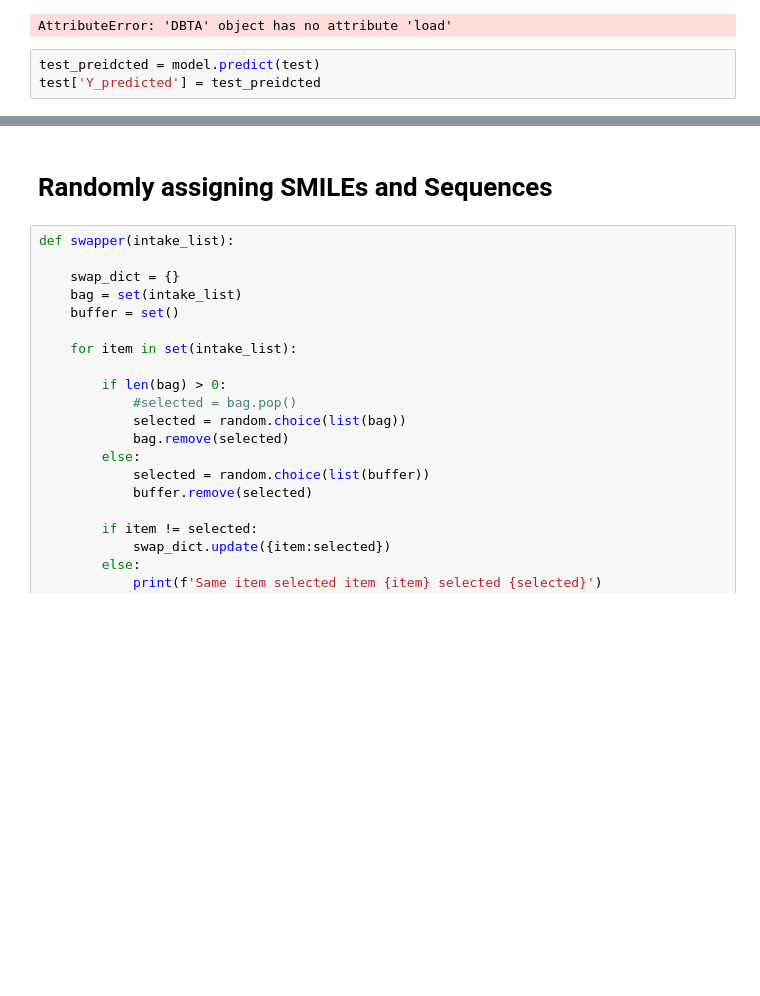
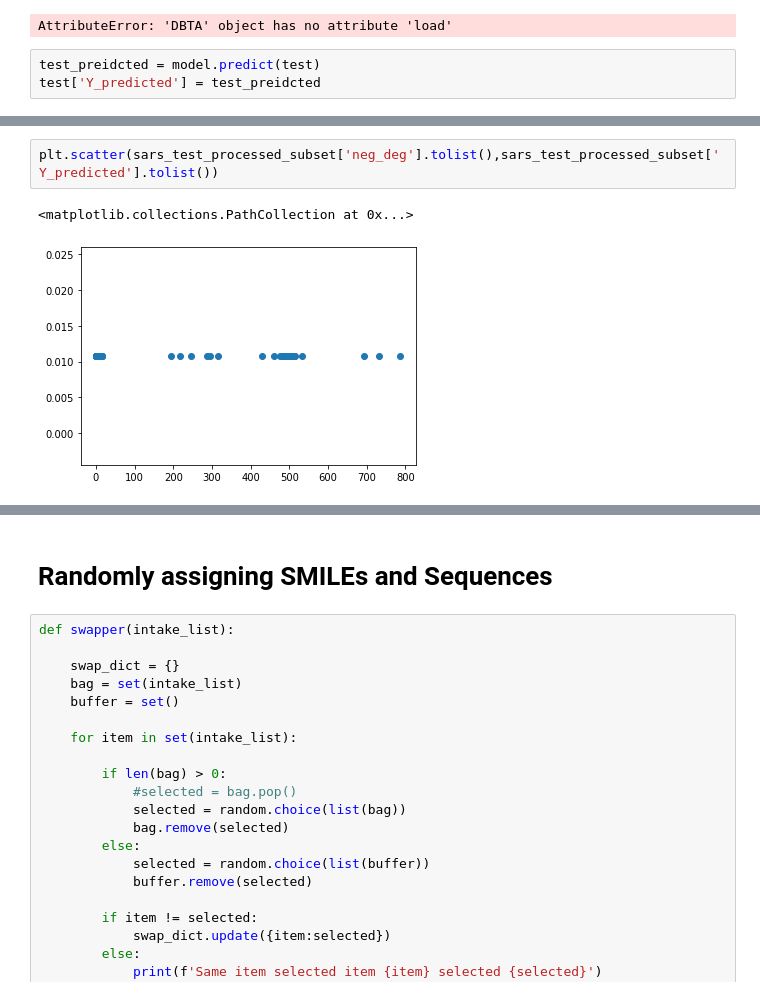
Before and after one commit to Barabasi-Lab/AI-Bind, a Jupyter notebook: DeepPurpose and Confuguration Model/Transformer-CNN/DeepPurpose Rerun - Transformer CNN.ipynb, the cells around one changed output, grey strips where cells are left out. Saved outputs shown, nothing was run; the diff lists cells and outputs as text; blank space fills up the shorter version.

```diff
--- a/DeepPurpose and Confuguration Model/Transformer-CNN/DeepPurpose Rerun - Transformer CNN.ipynb
+++ b/DeepPurpose and Confuguration Model/Transformer-CNN/DeepPurpose Rerun - Transformer CNN.ipynb
@@ -167,0 +373,5 @@ test.to_csv('../data/sars-busters-consolidated/GitData/DeepPurpose and Configura
+# %%
+plt.scatter(sars_test_processed_subset['neg_deg'].tolist(),sars_test_processed_subset['Y_predicted'].tolist())
+# %% [output]
+<matplotlib.collections.PathCollection at 0x...>
+[figure, added]
```
Also changed, not shown: parts of 43 cells of this notebook, 18 other files.
